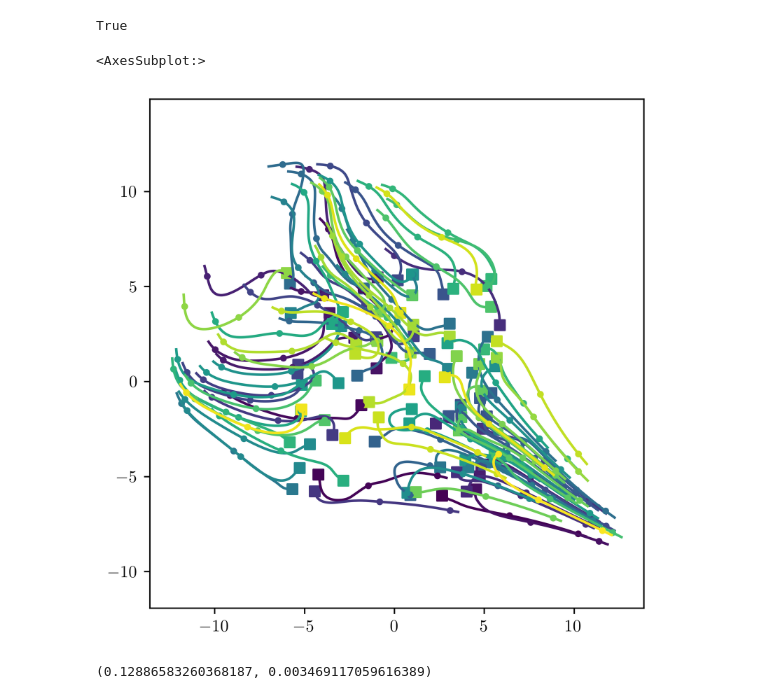
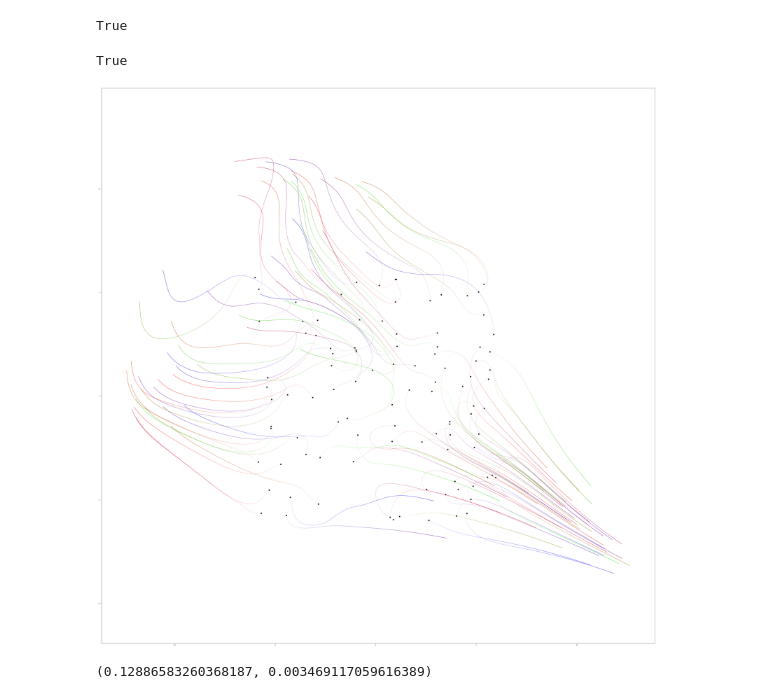
Before and after one commit to pcmagic/ActiveMatter, a Jupyter notebook: collectiveFish/try_Behavior2DProblem.ipynb, the cells around one changed output. Drawn from its saved outputs; the diff is of its cells as text; code cells hidden in the pictures.

```diff
--- a/collectiveFish/try_Behavior2DProblem.ipynb
+++ b/collectiveFish/try_Behavior2DProblem.ipynb
@@ -100,7 +81,7 @@ problem_kwargs = {
     'prbHandle':       prbHandle_dict[calculate_fun],
     'rltHandle':       rltHandle_dict[calculate_fun],
     'ptcHandle':       ptcHandle_dict[calculate_fun],
-    'fileHandle':      'activeParticle2D',
+    'fileHandle':      'try_Behavior2DProblem',
     'save_every':      np.int64(1),
     'nptc':            np.int64(nptc),
     'overlap_epsilon': np.float64(1e-100),
@@ -135,5 +116,5 @@ for obji in prb1.obj_list:
     X_hist = obji.X_hist[tidx]
     axi.scatter(X_hist[0, 0], X_hist[0, 1], color=color, marker='s')
     axi.plot(X_hist[:, 0], X_hist[:, 1], '.-', color=color, markevery=nmarker)
-support_fun.set_axes_equal(axi)
+sps.set_axes_equal(axi)
 # %% [output]
@@ -147,26 +146,19 @@ True
 # %%
 
 # %matplotlib notebook
 %matplotlib inline
 
-figsize=np.array((9, 9))*0.5
-dpi = 500 if 'inline' in matplotlib.get_backend() else 100
+figsize = np.array((9, 9)) * 5
+dpi = 50 if 'inline' in matplotlib.get_backend() else 100
 plt_tmin = -1
-nmarker = 0.1
+markevery = 0.1
+resampling_fct, interp1d_kind = None, 'linear'
 
-fig, axi = plt.subplots(1, 1, figsize=figsize, dpi=dpi, constrained_layout=True)
-fig.patch.set_facecolor('white')
-cmap = plt.get_cmap('viridis')
-for obji in prb1.obj_list:
-    color = cmap(obji.index / prb1.n_obj)
-    tidx = prb1.t_hist >= plt_tmin
-    X_hist = obji.X_hist[tidx]
-    axi.scatter(X_hist[0, 0], X_hist[0, 1], color=color, marker='s')
-    axi.plot(X_hist[:, 0], X_hist[:, 1], '.-', color=color, markevery=nmarker)
-support_fun.set_axes_equal(axi)
+sps.show_fig_fun(prb1, sps.core_trajectory2D, figsize=figsize, dpi=dpi,
+                 plt_tmin=plt_tmin, resampling_fct=resampling_fct)
 # %% [output]
-<AxesSubplot:>
+True
-[figure, old version]
+[figure, new version]
 # %%
 prb1.polar, prb1.milling_Daniel2014
 # %% [output]
```
Also changed, not shown: parts of 5 cells of this notebook, 15 other files.
